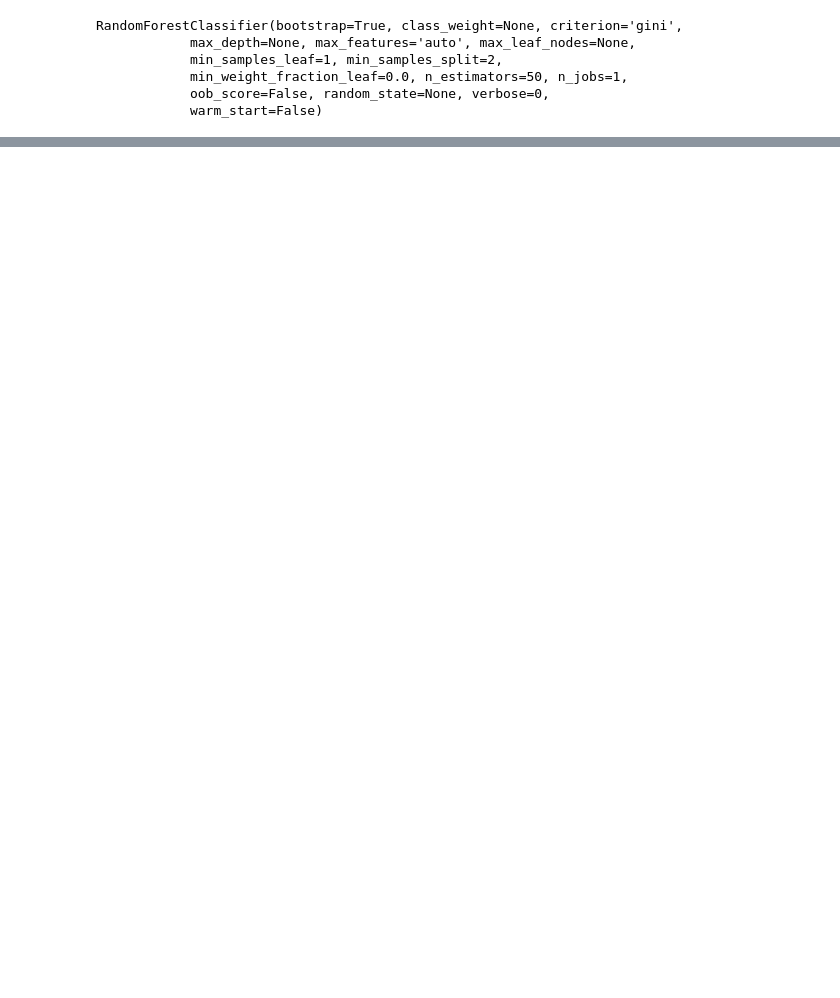
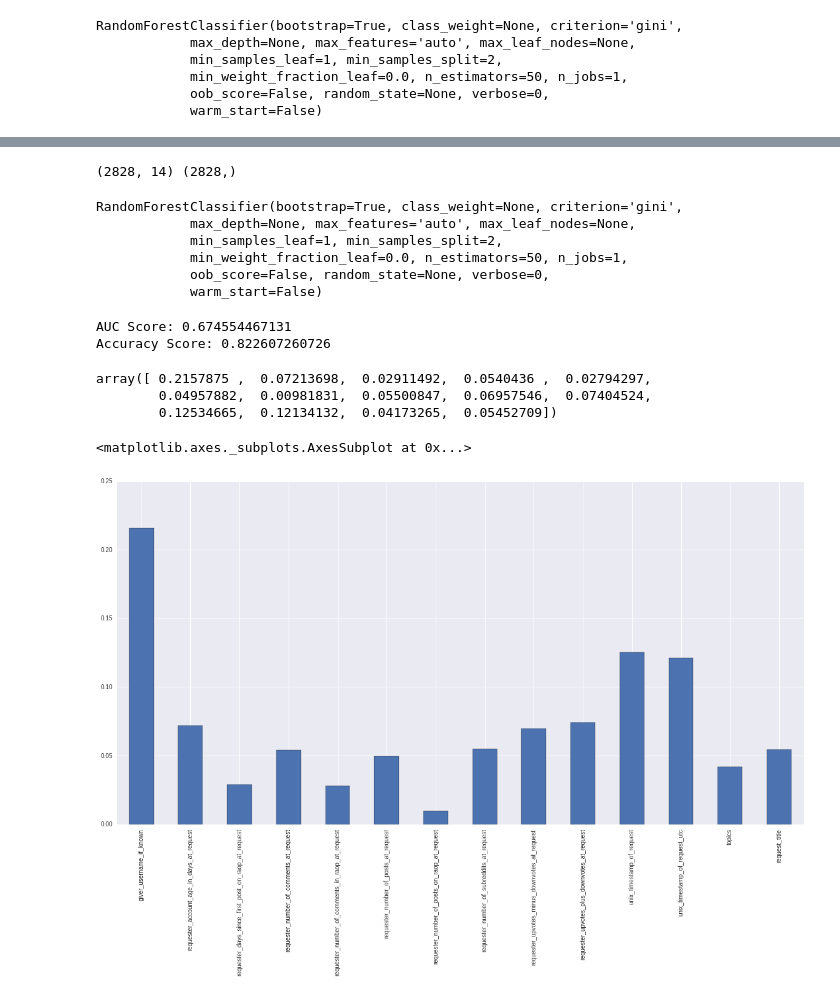
Before and after one commit to rurouni-najeeb/Kaggle, a Jupyter notebook: Random Acts Of Pizza/Random Acts Of Pizza.ipynb, the cells around one changed output, grey strips where cells are left out. Drawn from its saved outputs; the diff is of its cells as text; code cells hidden in the pictures; blank space fills up the shorter version.

Commit message:
Random Acts Of Pizza

```diff
--- a/Random Acts Of Pizza/Random Acts Of Pizza.ipynb
+++ b/Random Acts Of Pizza/Random Acts Of Pizza.ipynb
@@ -459,0 +473,2 @@ Name: requester_received_pizza, dtype: bool
+# %%
+data['request_title'] = title_topics_max
@@ -459,0 +484,34 @@ Name: requester_received_pizza, dtype: bool
+# %%
+rfc = RandomForestClassifier(n_estimators=50)
+# %%
+X_train,X_test,y_train,y_test = train_test_split(data,y,test_size=0.3,random_state=7)
+print X_train.shape,y_train.shape
+# %% [output]
+(2828, 14) (2828,)
+# %%
+rfc.fit(X_train,y_train)
+# %% [output]
+RandomForestClassifier(bootstrap=True, class_weight=None, criterion='gini',
+            max_depth=None, max_features='auto', max_leaf_nodes=None,
+            min_samples_leaf=1, min_samples_split=2,
+            min_weight_fraction_leaf=0.0, n_estimators=50, n_jobs=1,
+            oob_score=False, random_state=None, verbose=0,
+            warm_start=False)
+# %%
+print 'AUC Score: {}'.format(roc_auc_score(y_test,rfc.predict(X_test)))
+print 'Accuracy Score: {}'.format(accuracy_score(y_test,rfc.predict(X_test)))
+# %% [output]
+AUC Score: 0.674554467131
+Accuracy Score: 0.822607260726
+# %%
+rfc.feature_importances_
+# %% [output]
+array([ 0.2157875 ,  0.07213698,  0.02911492,  0.0540436 ,  0.02794297,
+        0.04957882,  0.00981831,  0.05500847,  0.06957546,  0.07404524,
+        0.12534665,  0.12134132,  0.04173265,  0.05452709])
+# %%
+feature_importance = pd.Series(rfc.feature_importances_,index=data.columns)
+feature_importance.plot(kind='bar')
+# %% [output]
+<matplotlib.axes._subplots.AxesSubplot at 0x...>
+[figure, added]
```
Also changed, not shown: parts of 28 cells of this notebook.
